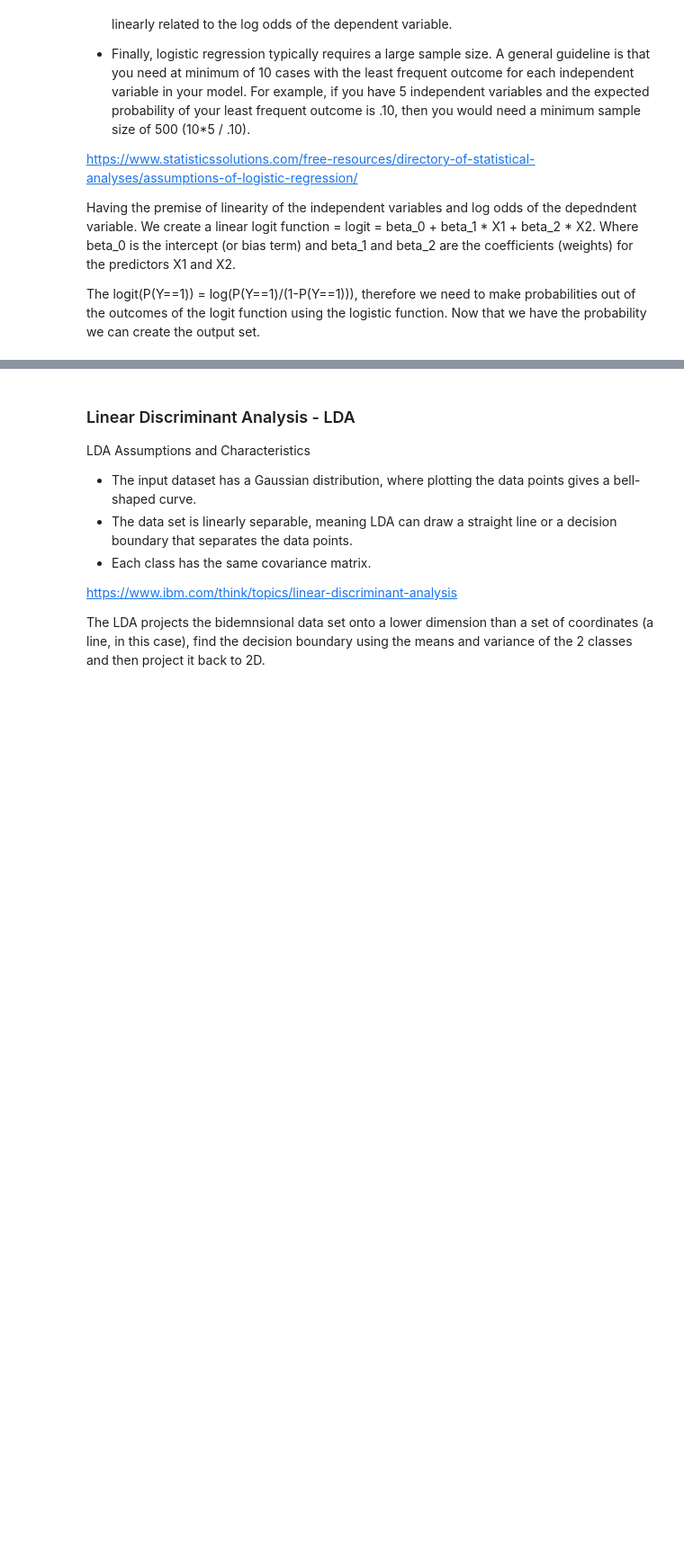
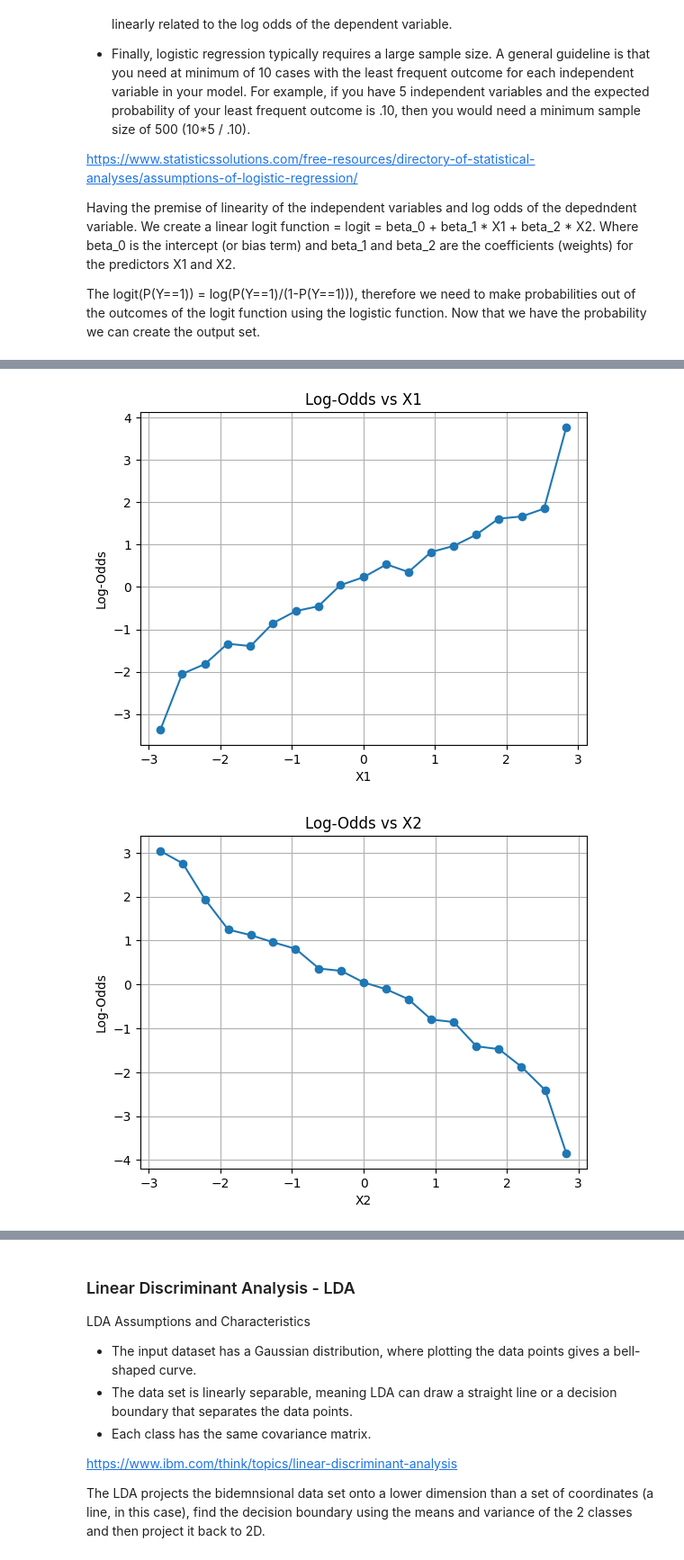
Before and after one commit to cosmintianu/ML-Algorithms-Behavior-Analysis, a Jupyter notebook: MainCosmin.ipynb, the cells around one changed output, grey strips where cells are left out. Shown at 90% size. Saved outputs shown, nothing was run; the diff lists cells and outputs as text; code cells hidden in the pictures; blank space fills up the shorter version.

```diff
--- a/MainCosmin.ipynb
+++ b/MainCosmin.ipynb
@@ -153 +51,28 @@ plt.show()
+# %%
+def plot_log_odds(X_feature, y, feature_name):
+    bins = np.linspace(X_feature.min(), X_feature.max(), 20)
+    digitized = np.digitize(X_feature, bins)
+    log_odds = []
+    bin_centers = []
+
+    for i in range(1, len(bins)):
+        y_bin = y[digitized == i]
+        if len(y_bin) > 0 and np.any(y_bin) and np.any(y_bin == 0):
+            p = np.mean(y_bin)
+            odds = p / (1 - p)
+            log_odds.append(np.log(odds))
+            bin_centers.append(np.mean(X_feature[digitized == i]))
+
+    plt.plot(bin_centers, log_odds, marker='o')
+    plt.xlabel(feature_name)
+    plt.ylabel('Log-Odds')
+    plt.title(f'Log-Odds vs {feature_name}')
+    plt.grid(True)
+    plt.show()
+
+plot_log_odds(X1, y, 'X1')
+plot_log_odds(X2, y, 'X2')
+# %% [output]
+[figure, added]
+[figure, added]
 # %%
```
Also changed, not shown: parts of 39 cells of this notebook.
